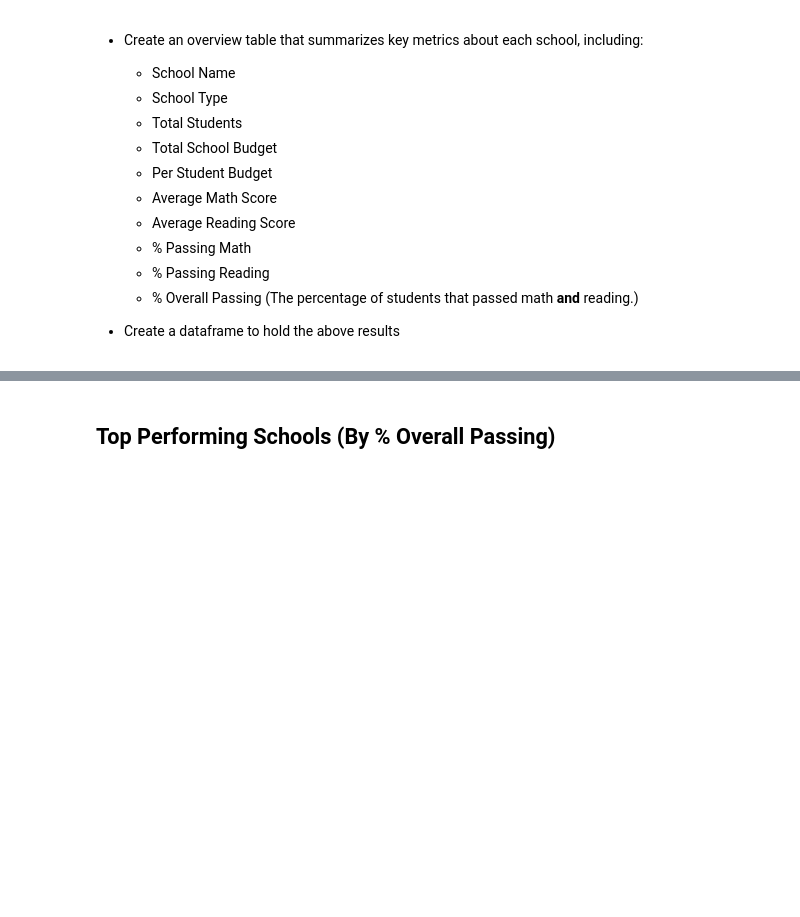
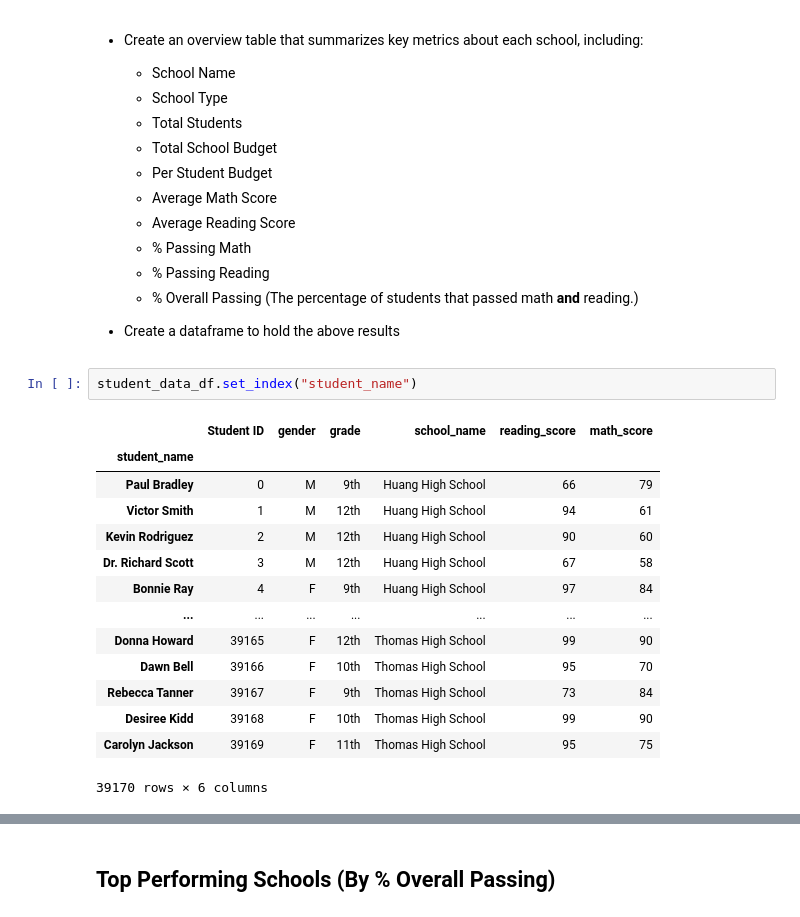
Before and after one commit to ismahanadan/PyCity-Schools-Test-Results-Analysis, a Jupyter notebook: PyCitySchools/PyCitySchools_starter.ipynb, the cells around one changed output, grey strips where cells are left out. Cells and saved outputs as stored; diff of their text form; blank space fills up the shorter version.

```diff
--- a/PyCitySchools/PyCitySchools_starter.ipynb
+++ b/PyCitySchools/PyCitySchools_starter.ipynb
@@ -100,5 +100,22 @@ district_summary_df
   * % Overall Passing (The percentage of students that passed math **and** reading.)
 
 * Create a dataframe to hold the above results
+# %%
+student_data_df.set_index("student_name")
+# %% [output]
+|  | Student ID | gender | grade | school_name | reading_score | math_score |
+| student_name |  |  |  |  |  |  |
+| Paul Bradley | 0 | M | 9th | Huang High School | 66 | 79 |
+| Victor Smith | 1 | M | 12th | Huang High School | 94 | 61 |
+| Kevin Rodriguez | 2 | M | 12th | Huang High School | 90 | 60 |
+| Dr. Richard Scott | 3 | M | 12th | Huang High School | 67 | 58 |
+| Bonnie Ray | 4 | F | 9th | Huang High School | 97 | 84 |
+| ... | ... | ... | ... | ... | ... | ... |
+| Donna Howard | 39165 | F | 12th | Thomas High School | 99 | 90 |
+| Dawn Bell | 39166 | F | 10th | Thomas High School | 95 | 70 |
+| Rebecca Tanner | 39167 | F | 9th | Thomas High School | 73 | 84 |
+| Desiree Kidd | 39168 | F | 10th | Thomas High School | 99 | 90 |
+| Carolyn Jackson | 39169 | F | 11th | Thomas High School | 95 | 75 |
+39170 rows × 6 columns
 # %%
 #Total num of schools, students and budget
```
Also changed, not shown: parts of 4 cells of this notebook.
